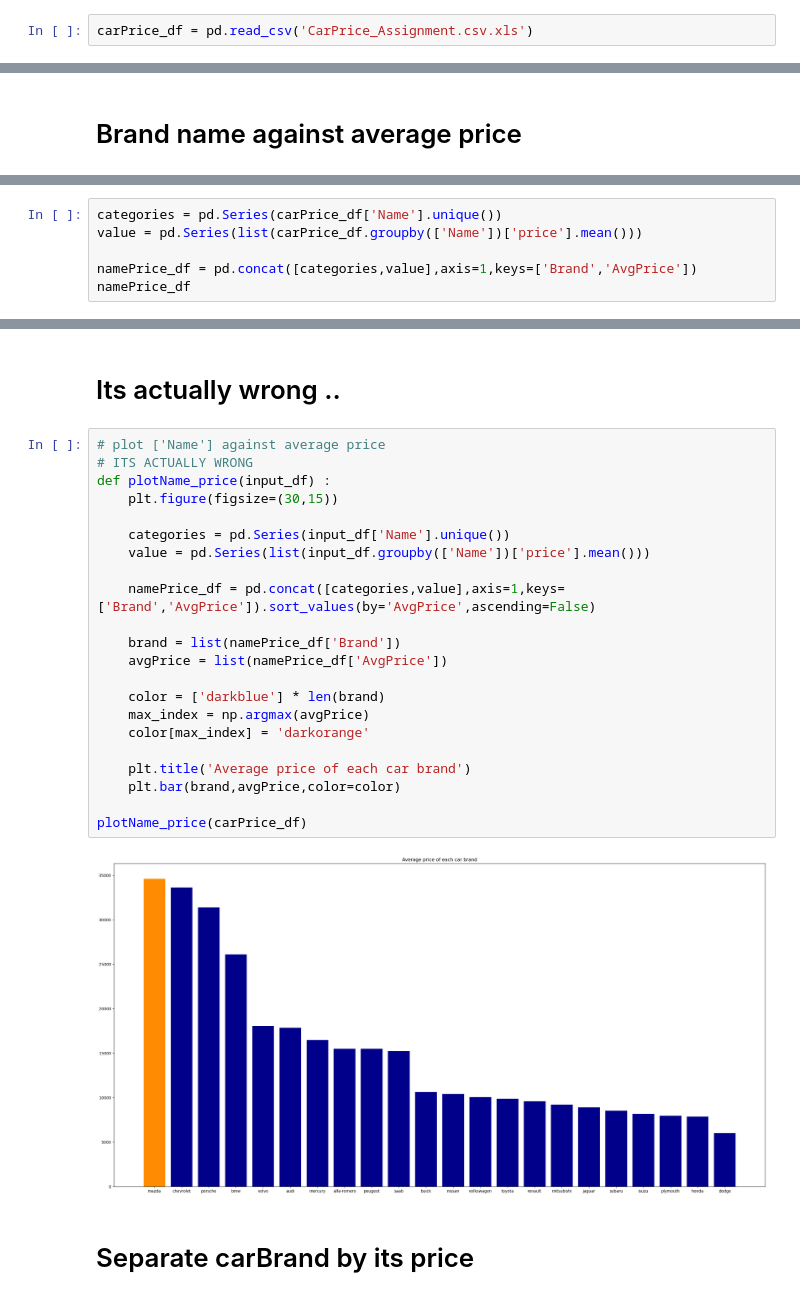
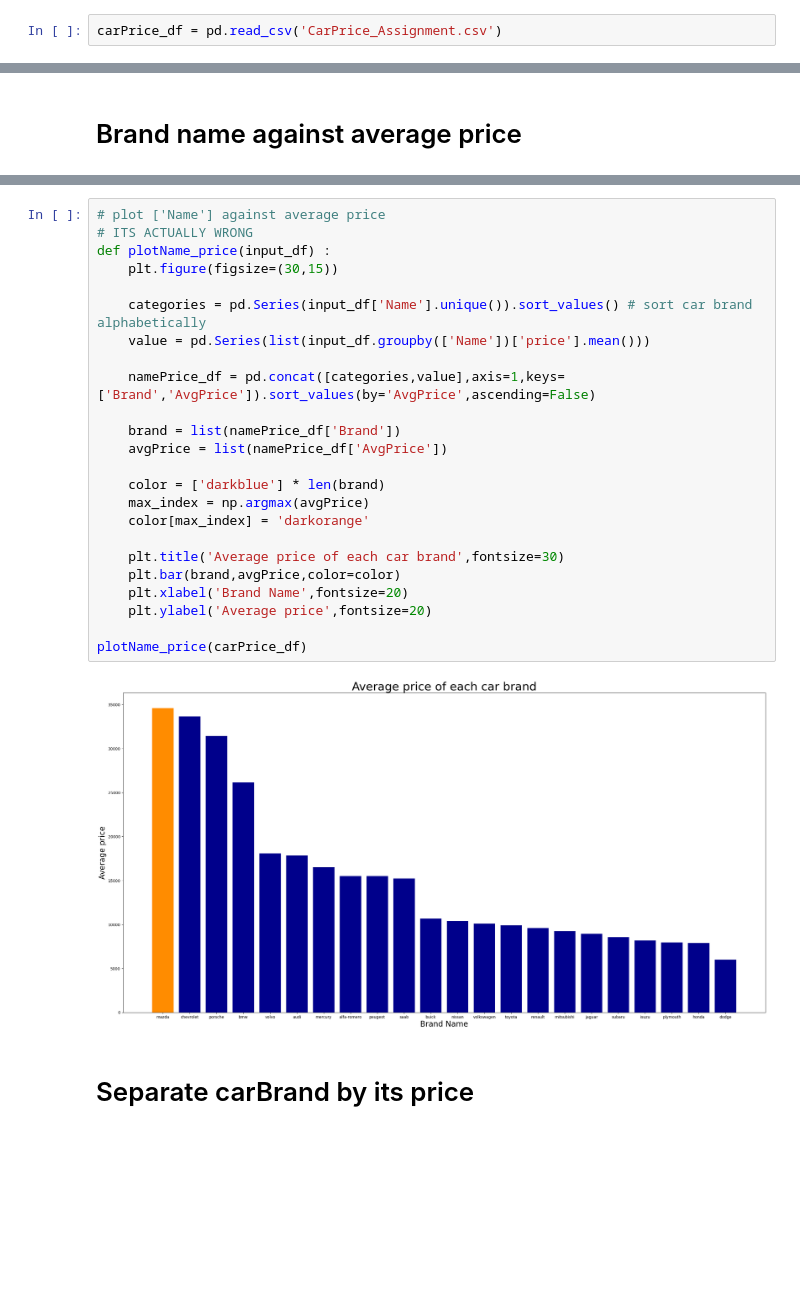
Before and after one commit to Chanjerry318/carPricePrediction, a Jupyter notebook: Project_CarPricePrediction.ipynb, the cells around one changed output, grey strips where cells are left out. Saved outputs shown, nothing was run; the diff lists cells and outputs as text; blank space fills up the shorter version.

```diff
--- a/Project_CarPricePrediction.ipynb
+++ b/Project_CarPricePrediction.ipynb
@@ -50,7 +46,7 @@ warnings.filterwarnings("ignore")
 # %% [markdown]
 # Import Data
 # %%
-carPrice_df = pd.read_csv('CarPrice_Assignment.csv.xls')
+carPrice_df = pd.read_csv('CarPrice_Assignment.csv')
 # %% [markdown]
 # 3. EDA
 # %%
@@ -255,6 +252,0 @@ Name: price, dtype: float64
-# %%
-categories = pd.Series(carPrice_df['Name'].unique())
-value = pd.Series(list(carPrice_df.groupby(['Name'])['price'].mean()))
-
-namePrice_df = pd.concat([categories,value],axis=1,keys=['Brand','AvgPrice'])
-namePrice_df
@@ -279,29 +253,29 @@ namePrice_df
-# %% [markdown]
-# Its actually wrong ..
 # %%
 # plot ['Name'] against average price
 # ITS ACTUALLY WRONG
 def plotName_price(input_df) :
     plt.figure(figsize=(30,15))
 
-    categories = pd.Series(input_df['Name'].unique())
+    categories = pd.Series(input_df['Name'].unique()).sort_values() # sort car brand alphabetically
     value = pd.Series(list(input_df.groupby(['Name'])['price'].mean()))
 
     namePrice_df = pd.concat([categories,value],axis=1,keys=['Brand','AvgPrice']).sort_values(by='AvgPrice',ascending=False)
 
     brand = list(namePrice_df['Brand'])
     avgPrice = list(namePrice_df['AvgPrice'])
 
     color = ['darkblue'] * len(brand)
     max_index = np.argmax(avgPrice)
     color[max_index] = 'darkorange'
 
-    plt.title('Average price of each car brand')
+    plt.title('Average price of each car brand',fontsize=30)
     plt.bar(brand,avgPrice,color=color)
+    plt.xlabel('Brand Name',fontsize=20)
+    plt.ylabel('Average price',fontsize=20)
 
 plotName_price(carPrice_df)
 # %% [output]
-[figure, old version]
+[figure, new version]
 # %% [markdown]
 # Separate carBrand by its price
 # %%
```
Also changed, not shown: parts of 34 cells of this notebook.
